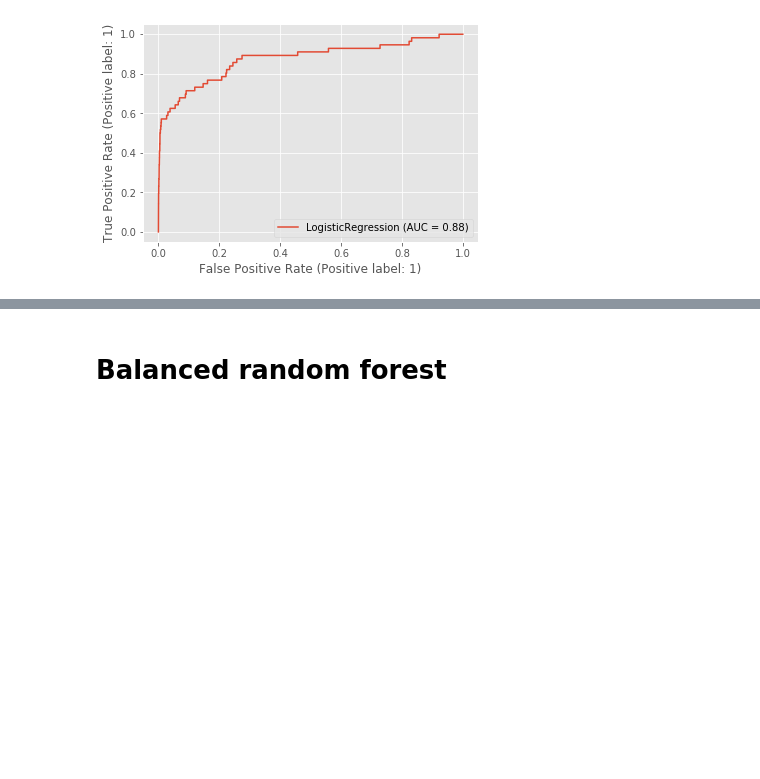
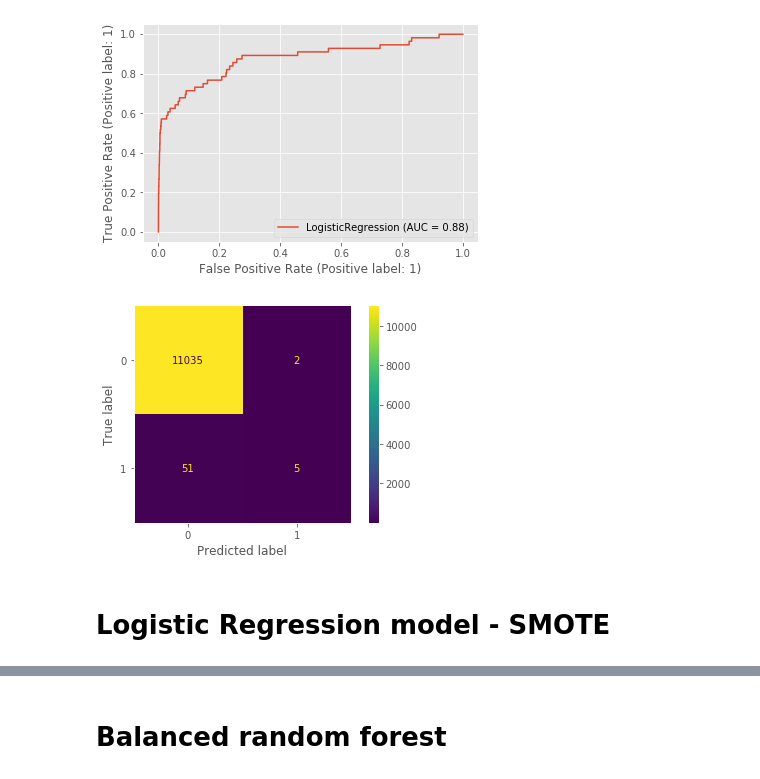
Before and after one commit to lgov/kul_advanalytics, a Jupyter notebook: BDA_1.ipynb, the cells around one changed output, grey strips where cells are left out. Cells and saved outputs as stored; diff of their text form; code cells hidden in the pictures; blank space fills up the shorter version.

```diff
--- a/BDA_1.ipynb
+++ b/BDA_1.ipynb
@@ -184,3 +198,11 @@ plot_roc_curve(clf, X_test_scaled, y_test)
 # %% [output]
 <sklearn.metrics._plot.roc_curve.RocCurveDisplay at 0x...>
 [figure]
+# %%
+plot_confusion_matrix(clf, X_test_scaled, y_test)
+plt.grid(False)
+plt.show()
+# %% [output]
+[figure, added]
+# %% [markdown]
+# Logistic Regression model - SMOTE
```
Also changed, not shown: parts of 39 cells of this notebook.
